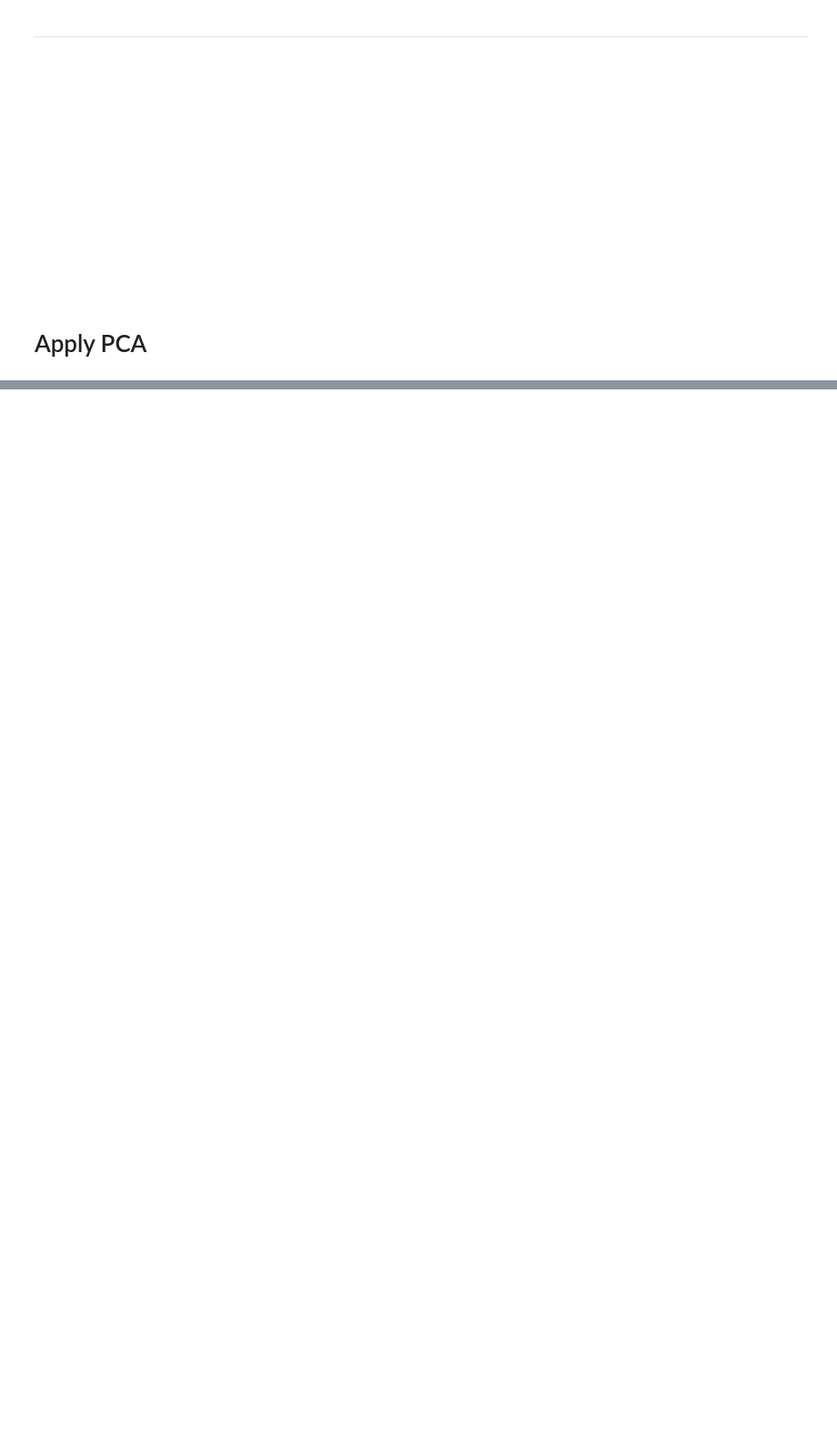
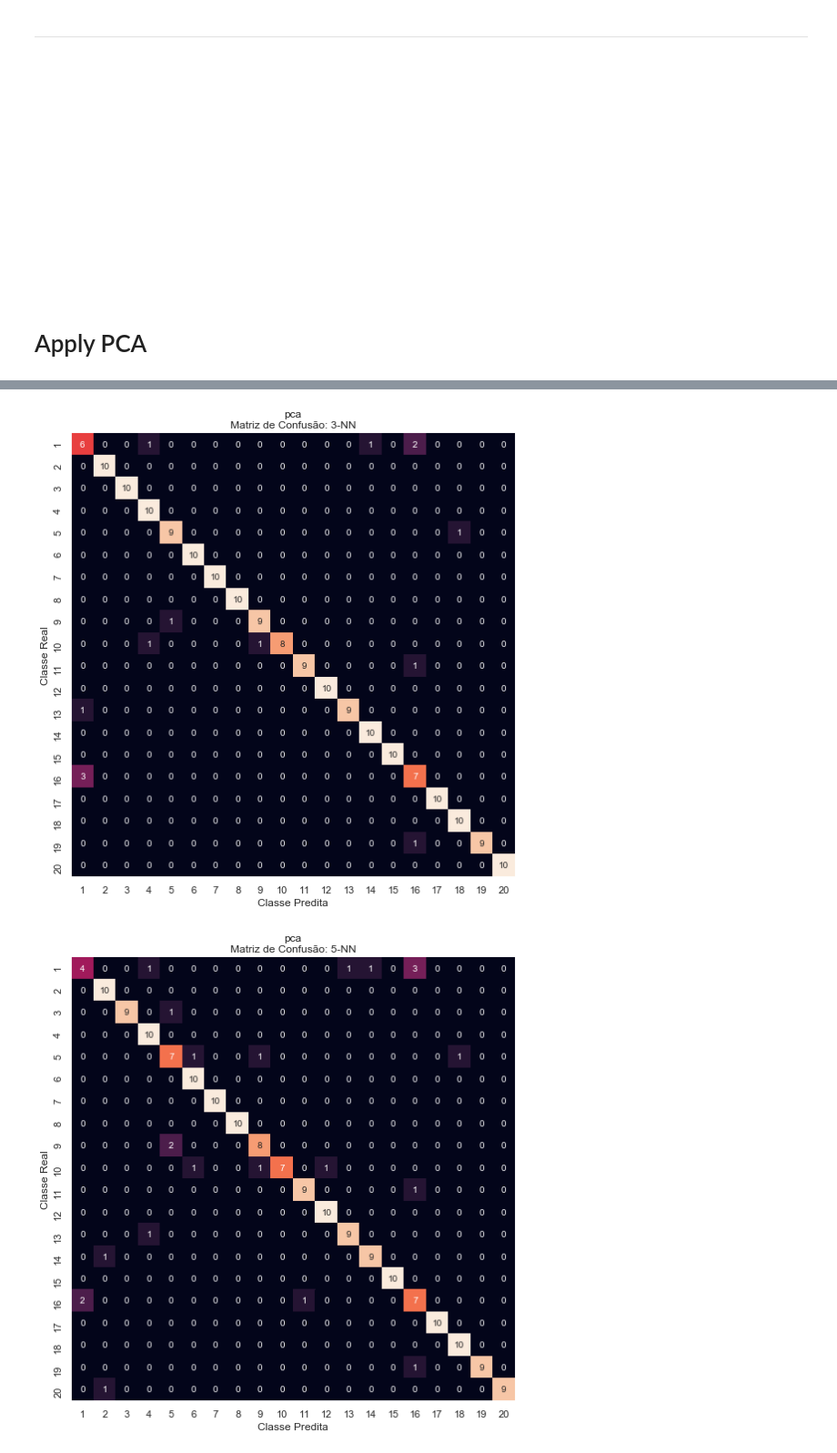
Before and after one commit to BrunoGomesCoelho/am-images, a Jupyter notebook: classify.ipynb, the cells around one changed output, grey strips where cells are left out. Shown at 91% size. Cells and saved outputs as stored; diff of their text form; code cells hidden in the pictures; blank space fills up the shorter version.

```diff
--- a/classify.ipynb
+++ b/classify.ipynb
@@ -231,6 +235,7 @@ TypeError: can only concatenate list (not "tuple") to list
 # %%
 original_results = original_results.append(run_models(original_pca.drop(columns="target"),
-                                              original_pca["target"], processing="PCA"),
+                                              original_pca["target"], processing="PCA")[0],
                                    ignore_index=True)
+original_matrix = original_matrix.append(run_models(original_pca.drop(columns="target"), original_pca["target"], processing="PCA")[1], ignore_index=True)
 # %%
 plot_results(icmc_results, name="icmc", use_hue=True)
@@ -238,0 +259,5 @@ plot_results(original_results, name="pca", use_hue=True)
+# %%
+plot_result(original_matrix, name="pca", use_hue=True)
+# %% [output]
+[figure, added]
+[figure, added]
```
Also changed, not shown: parts of 14 cells of this notebook.
